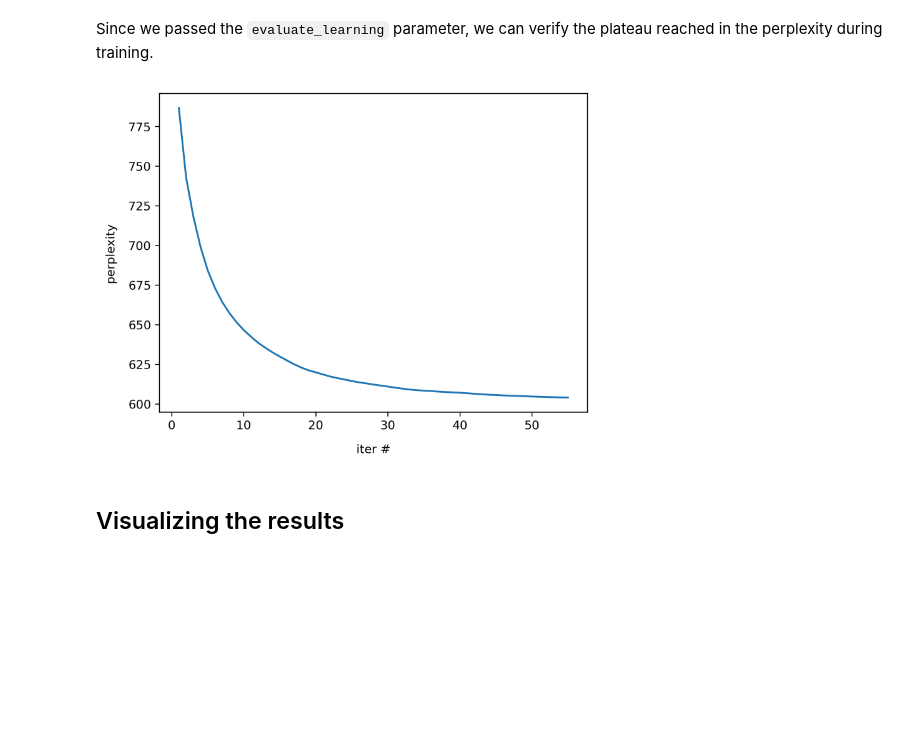
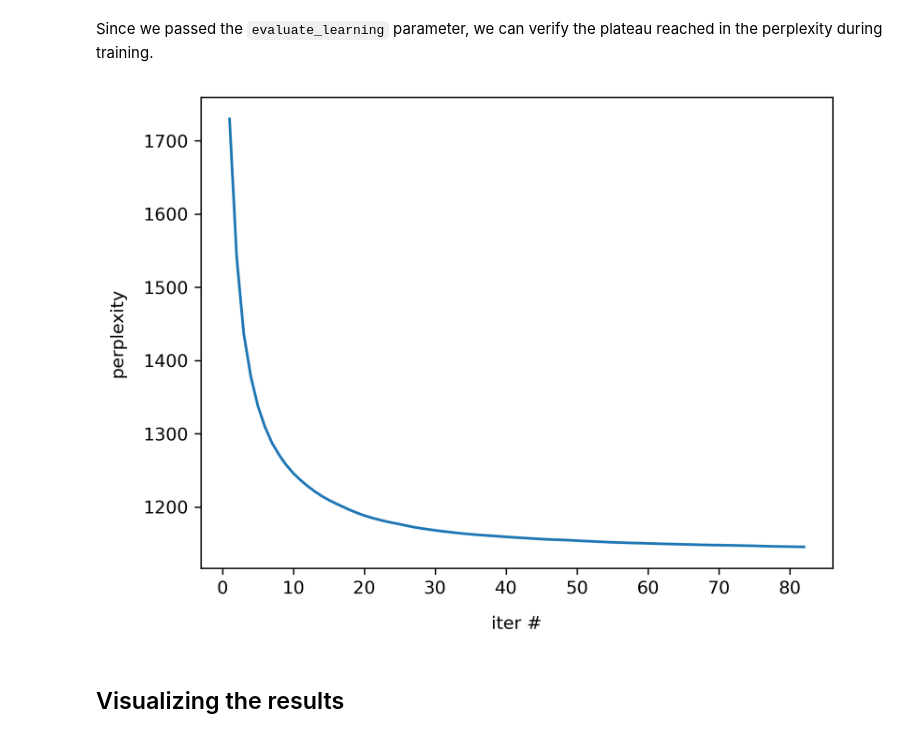
Before and after one commit to ggautham07/topic3d, a Jupyter notebook: docs/source/getting_started/tutorials/training.ipynb, the cells around one changed output. Cells and saved outputs as stored; diff of their text form; code cells hidden in the pictures; blank space fills up the shorter version.

```diff
--- a/docs/source/getting_started/tutorials/training.ipynb
+++ b/docs/source/getting_started/tutorials/training.ipynb
@@ -43,6 +57,6 @@ fig.show()
 # %% [markdown]
 ### Model training and dataset decomposition
 # %%
-dir_results = "./results/bintu_example"
+dir_results = "./results/bintu_example3"
 # %%
 !topic3d runall \
@@ -72,9 +87,9 @@ dir_results = "./results/bintu_example"
 # %% [markdown]
 Since we passed the `evaluate_learning` parameter, we can verify the plateau reached in the perplexity during training.
 # %%
-Image(filename=path.join(dir_results, "perplexity_evolution.png"), width=500, height=400)
+Image(filename=path.join(dir_results, "perplexity_evolution.png"))
 # %% [output]
-[figure, old version]
+[figure, new version]
 # %% [markdown]
 ## Visualizing the results
 # %%
```
Also changed, not shown: parts of 10 cells of this notebook, 37 other files.
